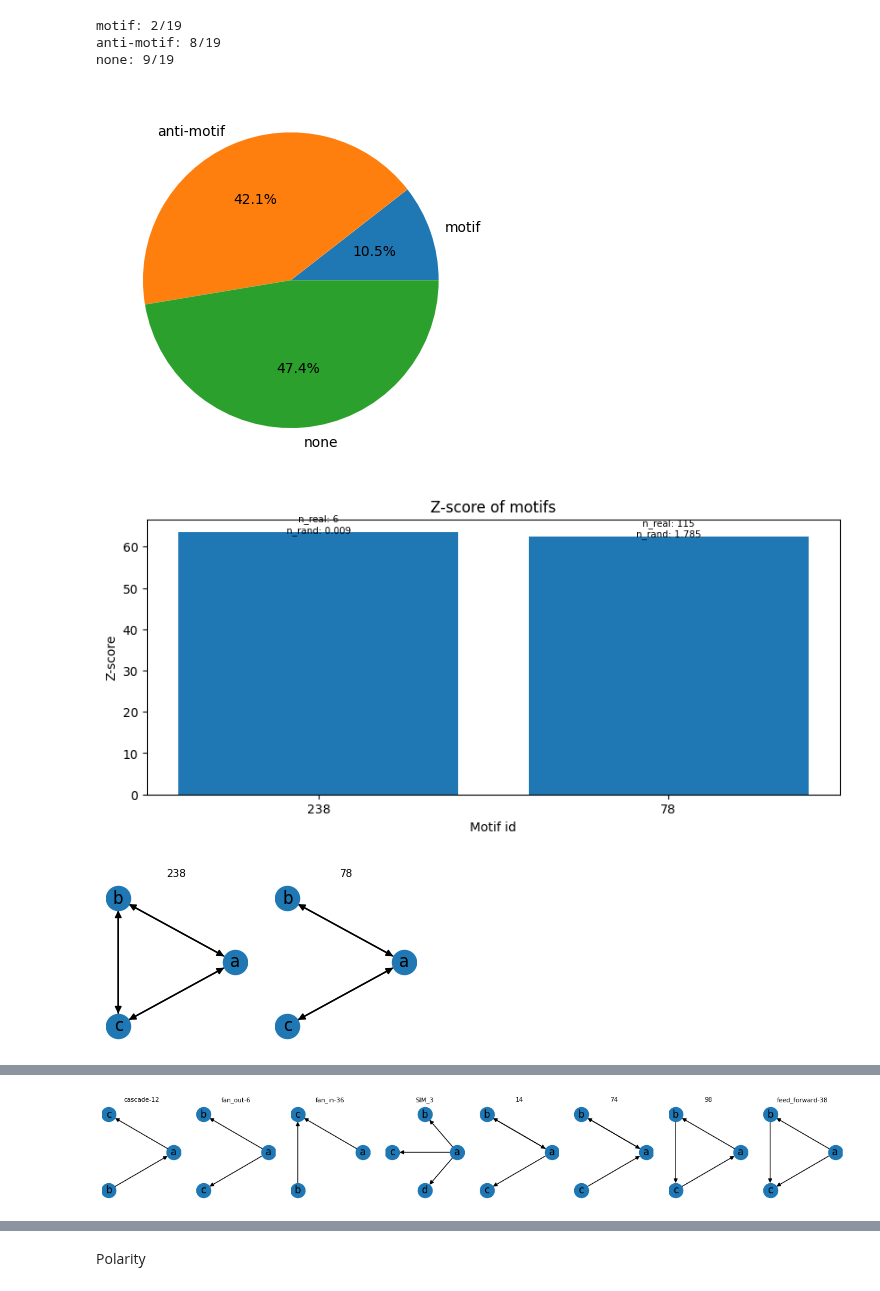
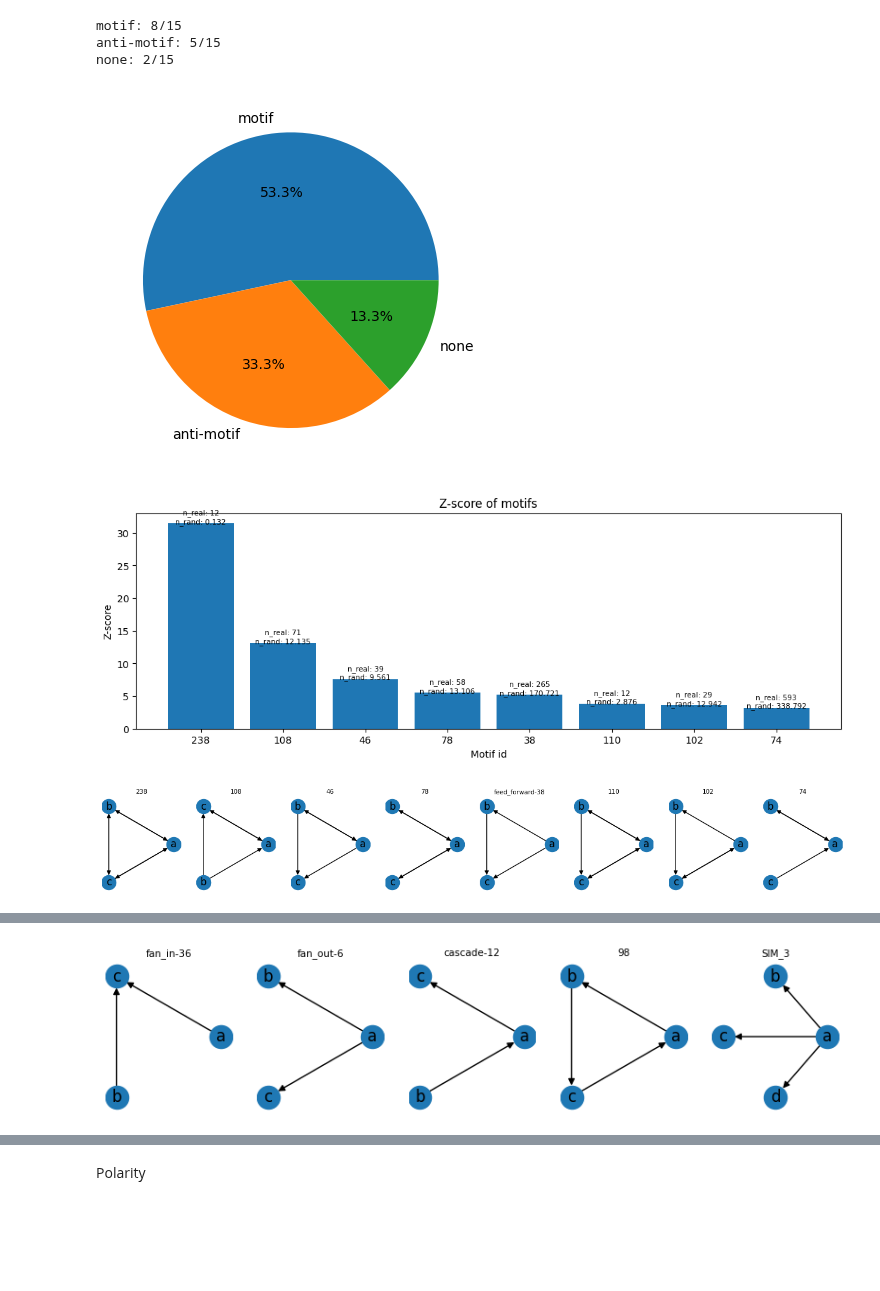
Before and after one commit to deangeckt/network_motifs, a Jupyter notebook: post_motif_analysis/motif_analysis.ipynb, the cells around one changed output, grey strips where cells are left out. Saved outputs shown, nothing was run; the diff lists cells and outputs as text; code cells hidden in the pictures; blank space fills up the shorter version.

```diff
--- a/post_motif_analysis/motif_analysis.ipynb
+++ b/post_motif_analysis/motif_analysis.ipynb
@@ -16,8 +16,9 @@ import collections
 from networkx.algorithms import isomorphism
 from subgraphs.sub_graphs_utils import get_sub_graph_mapping_to_motif
 # %%
+# data = import_results('results/cook_si2_herm_chem_k3_m5.bin')
 # data = import_results('results/pol_k3_m5.bin')
-# data = import_results('results/cmpx_pol_k3_m5.bin')
+data = import_results('results/cmpx_pol_k3_m5.bin')
 # data = import_results('results/cmpx_pol_k3_m10.bin')
 
 # k = 4
@@ -26,8 +27,10 @@ from subgraphs.sub_graphs_utils import get_sub_graph_mapping_to_motif
 
 # all: chem + gap
 # data = import_results('results/cook_si2_herm_all_k3_m5.bin') # feed forward isnt a motif! (but makes sense due to gap + chem)
-data = import_results('results/cook_si2_herm_gap_k3_m5.bin') # feed forward isnt a motif! (but makes sense due to gap + chem)
+# data = import_results('results/cook_si2_herm_gap_k3_m5.bin') # feed forward isnt a motif! (but makes sense due to gap + chem)
 
+# k =5
+# data = import_results('results/cook_si2_herm_chem_k5_m10.bin')
 
 
 # error in durbin graphs! ... discrepency between edges in motifs to graph...
@@ -334,15 +337,16 @@ def remove_isomorphic_polarity_motifs(motif: Motif):
 # %%
 motifs_ = [m for m in motifs.values() if m.motif_criteria.is_motif == MotifType.motif]
 anti_motifs_ = [m for m in motifs.values() if m.motif_criteria.is_motif == MotifType.anti_motif]
 none_motifs_ = [m for m in motifs.values() if m.motif_criteria.is_motif == MotifType.none]
 
+motifs_ = [m for m in motifs_ if m.n_real > 5]
 plot_motif_distribution(motifs_, anti_motifs_, none_motifs_)
-plot_motifs_z(motifs_, MotifType.motif, top=10)
+plot_motifs_z(motifs_, MotifType.motif, top=13)
 plot_motifs_z(anti_motifs_, MotifType.anti_motif, top=10)
 # %% [output]
-motif: 2/19
-anti-motif: 8/19
-none: 9/19
+motif: 8/15
+anti-motif: 5/15
+none: 2/15
-[figure, old version]
+[figure, new version]
-[figure, old version]
+[figure, new version]
-[figure, old version]
+[figure, new version]
@@ -350 +354 @@ none: 9/19
-[figure, old version]
+[figure, new version]
```
Also changed, not shown: parts of 15 cells of this notebook, 5 other files.
